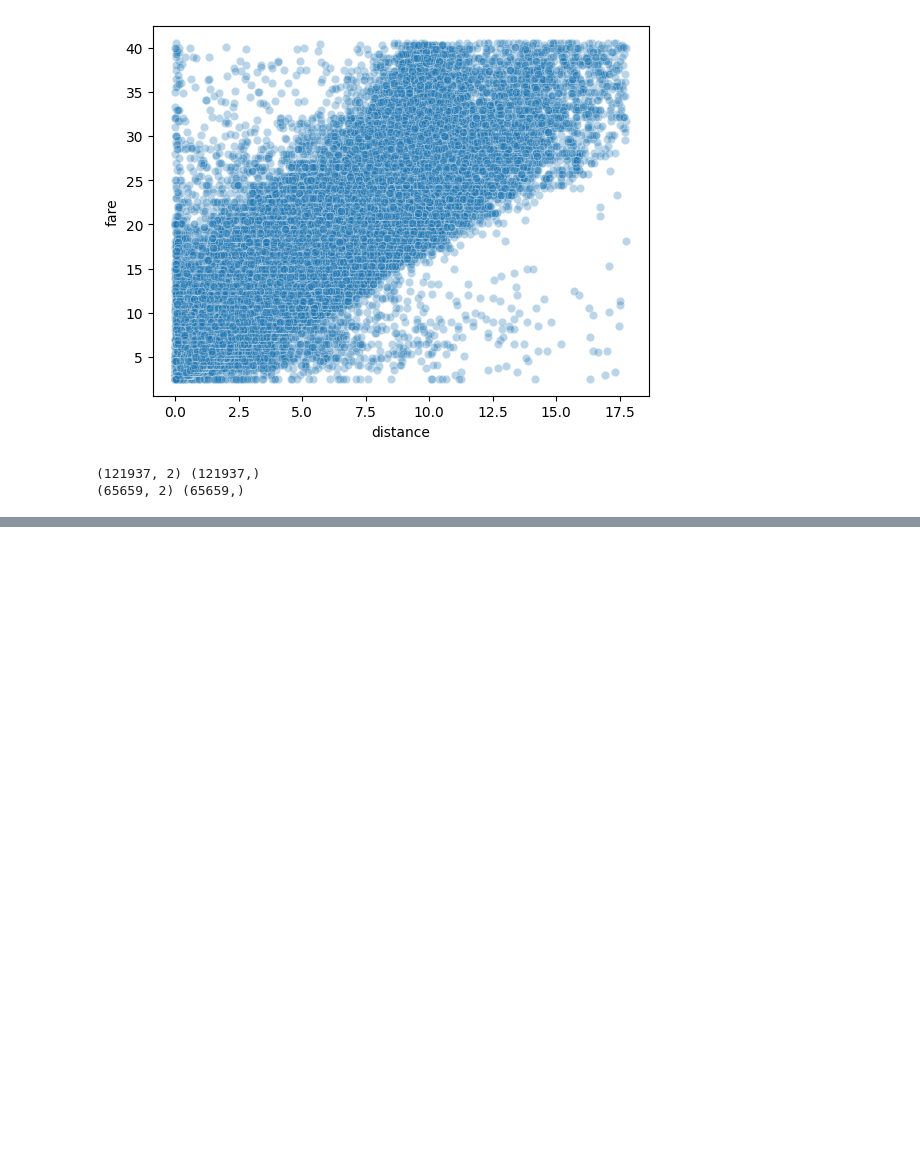
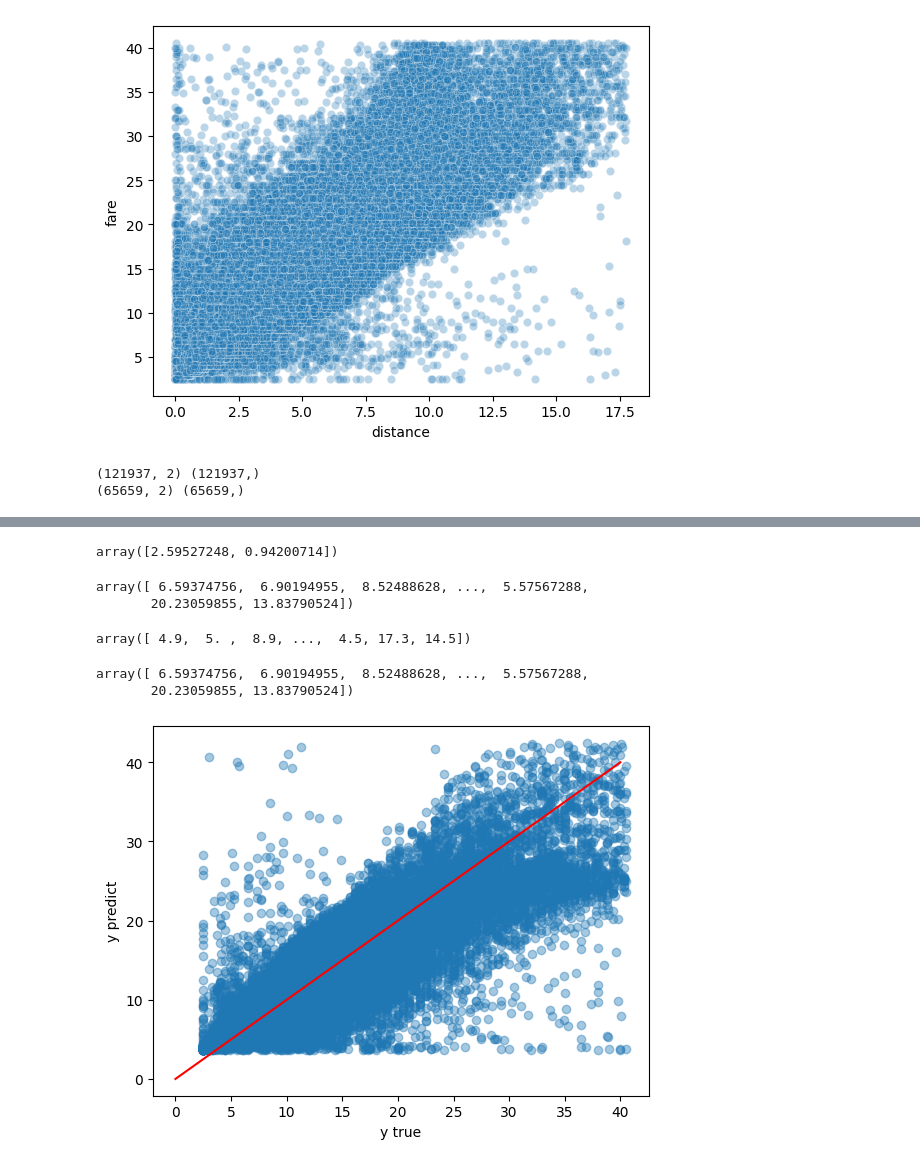
Before and after one commit to MBAhmadi/New-ML, a Jupyter notebook: uber.ipynb, the cells around one changed output, grey strips where cells are left out. Cells and saved outputs as stored; diff of their text form; code cells hidden in the pictures; blank space fills up the shorter version.

```diff
--- a/uber.ipynb
+++ b/uber.ipynb
@@ -350,0 +359,3 @@ xx = np.c_[np.ones((x_train.shape[0])), x_train]
+# %%
+lr1 = LinearRegression()
+lr1.fit(x_train, y_train)
@@ -350,0 +389,29 @@ xx = np.c_[np.ones((x_train.shape[0])), x_train]
+# %%
+theta1
+# %% [output]
+array([2.59527248, 0.94200714])
+# %%
+y_pred1 = lr1.predict(x_test)
+# %%
+y_pred1
+# %% [output]
+array([ 6.59374756,  6.90194955,  8.52488628, ...,  5.57567288,
+       20.23059855, 13.83790524])
+# %%
+y_test
+# %% [output]
+array([ 4.9,  5. ,  8.9, ...,  4.5, 17.3, 14.5])
+# %%
+np.c_[np.ones((x_test.shape[0])), x_test] @ theta2
+# %% [output]
+array([ 6.59374756,  6.90194955,  8.52488628, ...,  5.57567288,
+       20.23059855, 13.83790524])
+# %%
+plt.scatter(y_test, y_pred1, alpha=0.4)
+plt.plot(np.linspace(0, 40, 100),
+         np.linspace(0, 40, 100),
+         c = 'red')
+plt.xlabel('y true')
+plt.ylabel('y predict');
+# %% [output]
+[figure, added]
```
Also changed, not shown: parts of 26 cells of this notebook.
